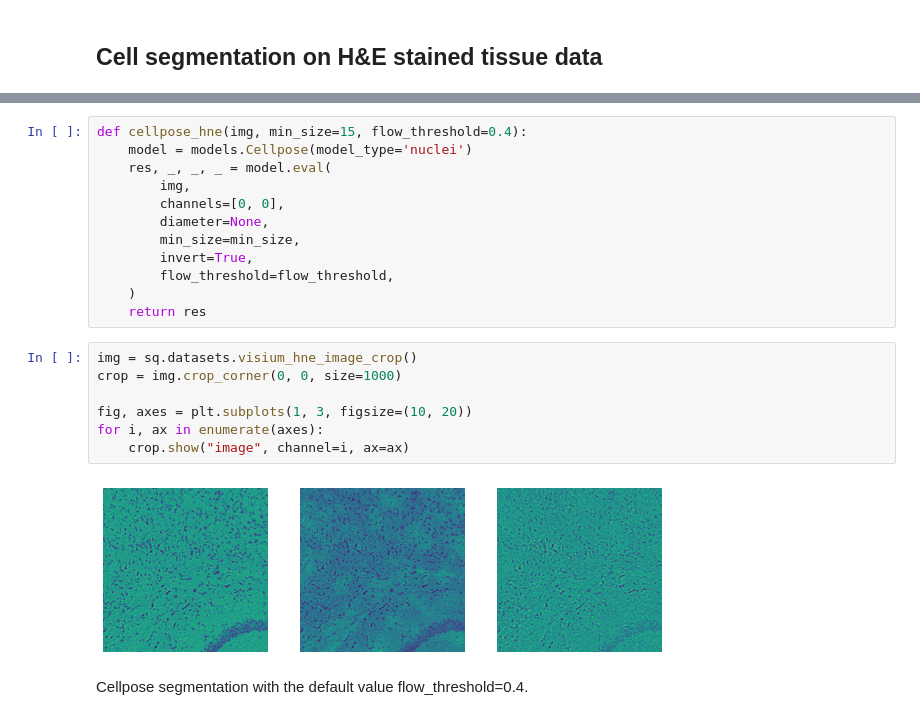
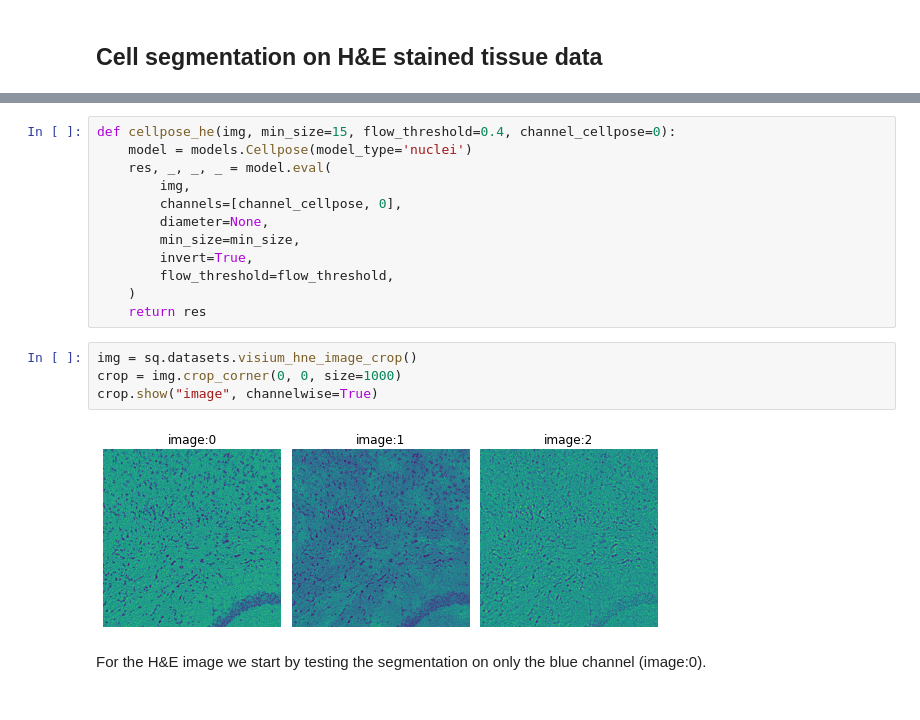
Before and after one commit to scverse/squidpy_notebooks, a Jupyter notebook: docs/source/external_tutorials/tutorial_cellpose_segmentation.ipynb, the cells around one changed output, grey strips where cells are left out. Saved outputs shown, nothing was run; the diff lists cells and outputs as text.

```diff
--- a/docs/source/external_tutorials/tutorial_cellpose_segmentation.ipynb
+++ b/docs/source/external_tutorials/tutorial_cellpose_segmentation.ipynb
@@ -95,9 +90,9 @@ allow for cellpose by `flow_threshold`.
 # %%
-def cellpose_hne(img, min_size=15, flow_threshold=0.4):
+def cellpose_he(img, min_size=15, flow_threshold=0.4, channel_cellpose=0):
     model = models.Cellpose(model_type='nuclei')
     res, _, _, _ = model.eval(
         img,
-        channels=[0, 0],
+        channels=[channel_cellpose, 0],
         diameter=None,
         min_size=min_size,
         invert=True,
@@ -107,12 +102,9 @@ def cellpose_hne(img, min_size=15, flow_threshold=0.4):
 # %%
 img = sq.datasets.visium_hne_image_crop()
 crop = img.crop_corner(0, 0, size=1000)
-
-fig, axes = plt.subplots(1, 3, figsize=(10, 20))
-for i, ax in enumerate(axes):
-    crop.show("image", channel=i, ax=ax)
+crop.show("image", channelwise=True)
 # %% [output]
-[figure, old version]
+[figure, new version]
-# %% [markdown]
-Cellpose segmentation with the default value flow_threshold=0.4.
+# %% [markdown]
+For the H&E image we start by testing the segmentation on only the blue channel (image:0).
 # %%
```
Also changed, not shown: parts of 17 cells of this notebook.
